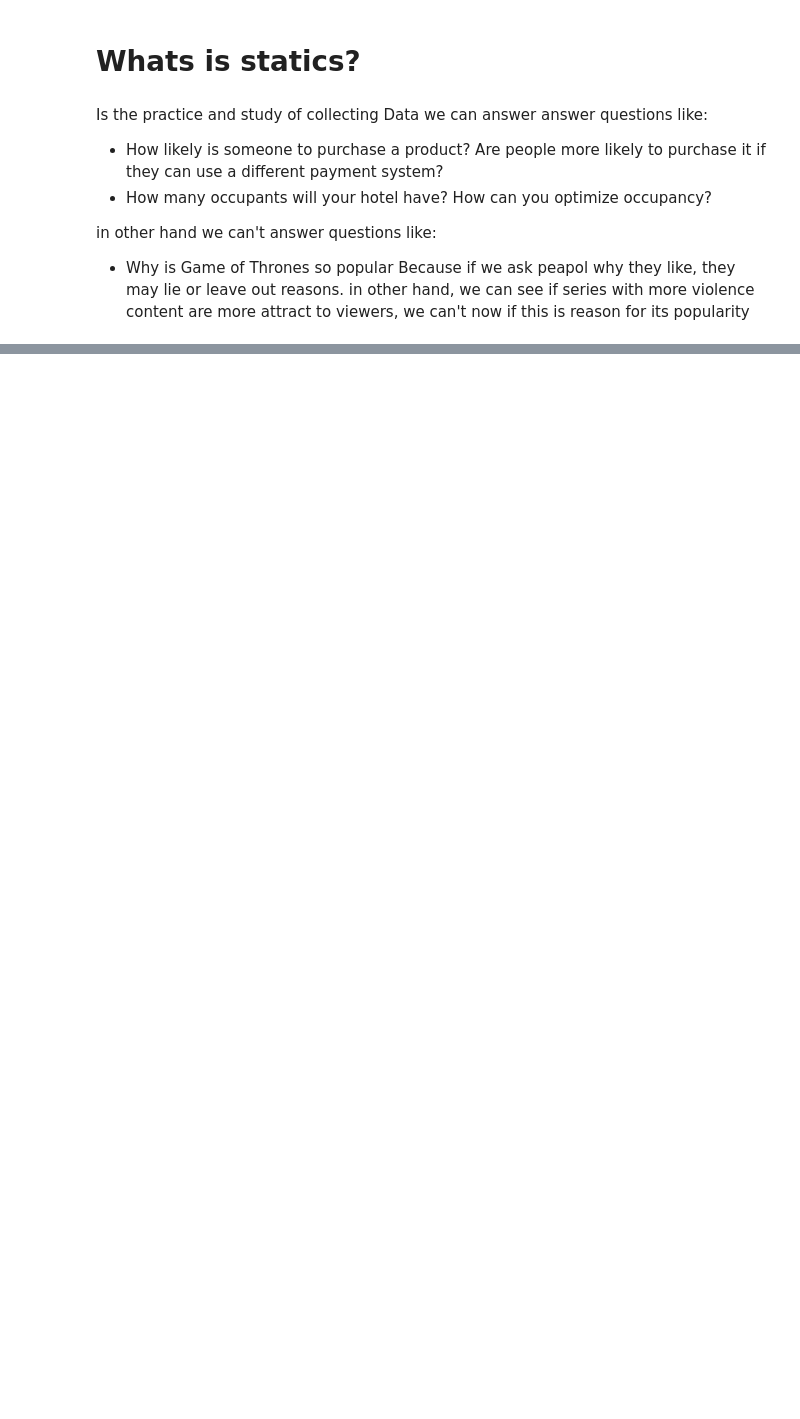
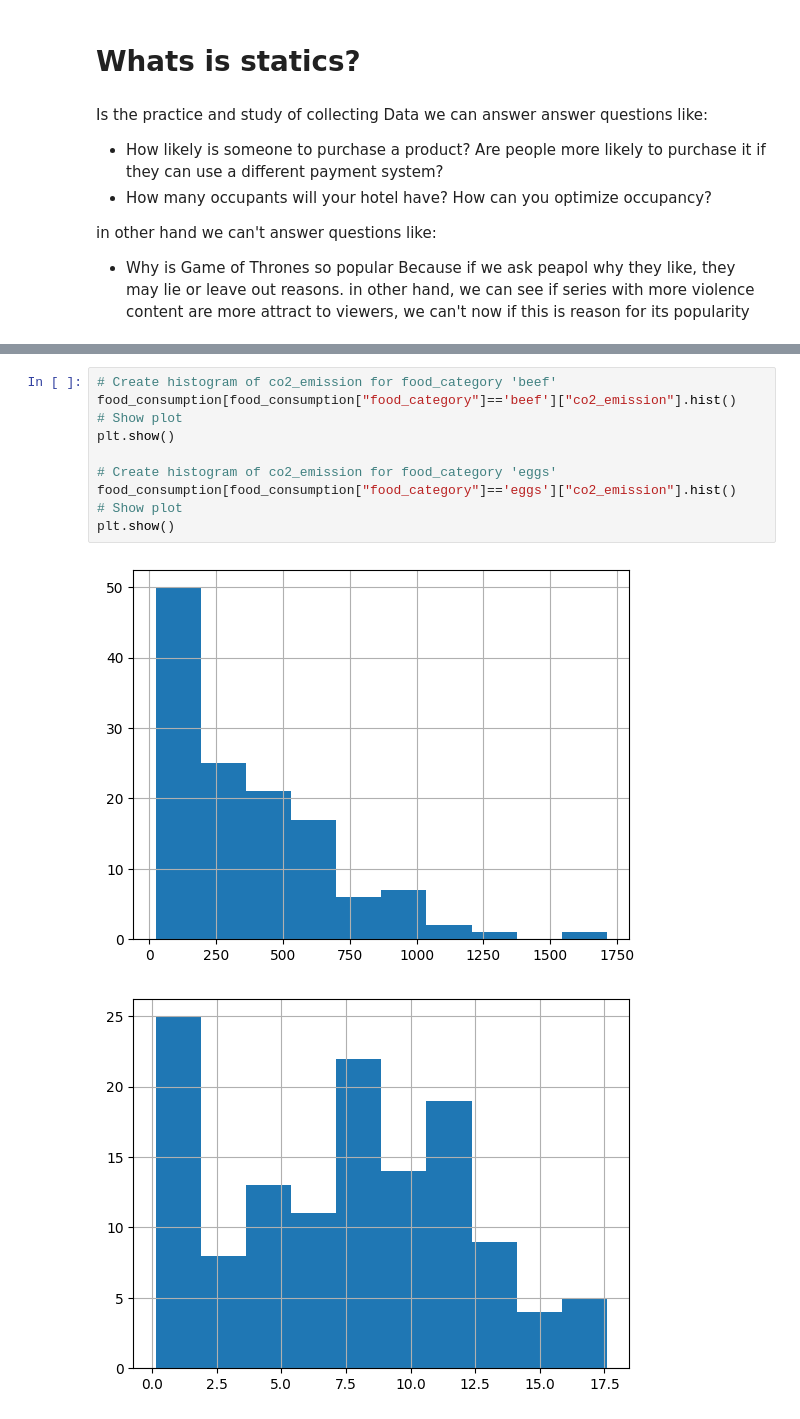
Before and after one commit to SCourses/Cursos_DataCamp, a Jupyter notebook: Intro to Statistics/Learn.ipynb, the cells around one changed output, grey strips where cells are left out. Cells and saved outputs as stored; diff of their text form; blank space fills up the shorter version.

```diff
--- a/Intro to Statistics/Learn.ipynb
+++ b/Intro to Statistics/Learn.ipynb
@@ -23,0 +133,13 @@ import pandas as pd
+# %%
+# Create histogram of co2_emission for food_category 'beef'
+food_consumption[food_consumption["food_category"]=='beef']["co2_emission"].hist()
+# Show plot
+plt.show()
+
+# Create histogram of co2_emission for food_category 'eggs'
+food_consumption[food_consumption["food_category"]=='eggs']["co2_emission"].hist()
+# Show plot
+plt.show()
+# %% [output]
+[figure, added]
+[figure, added]
```
Also changed, not shown: parts of 45 cells of this notebook.
